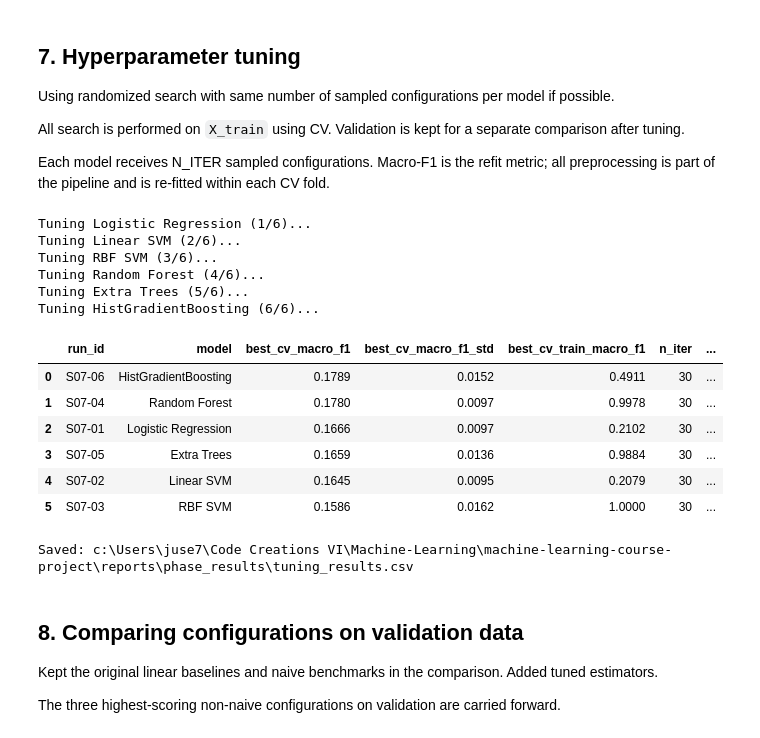
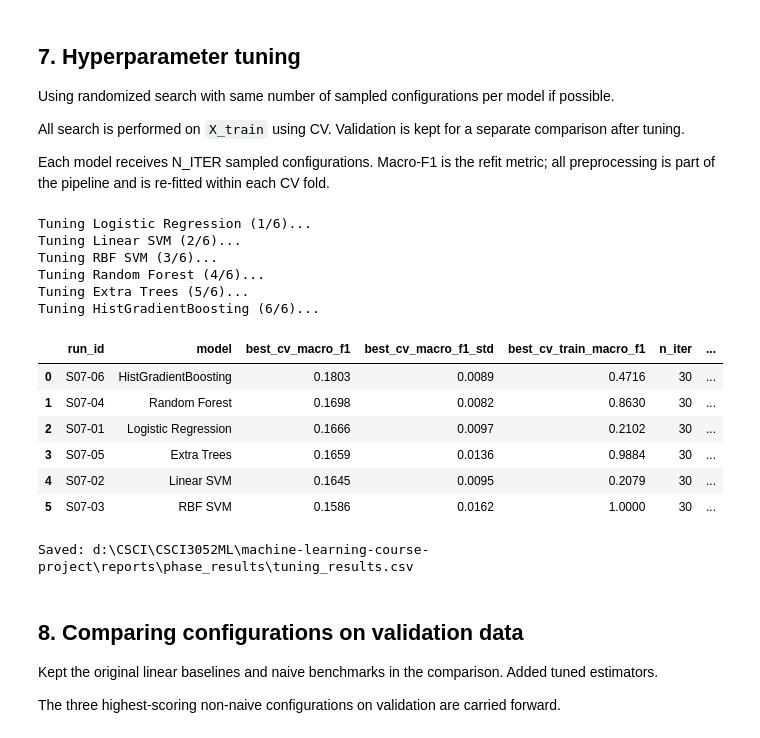
Before and after one commit to justinseeuoit/machine-learning-course-project, a Jupyter notebook: notebooks/3.0-experiments.ipynb, the cells around one changed output. Drawn from its saved outputs; the diff is of its cells as text; code cells hidden in the pictures.

Commit message:
run 10 bootstrap

```diff
--- a/notebooks/3.0-experiments.ipynb
+++ b/notebooks/3.0-experiments.ipynb
@@ -504,11 +504,13 @@ TUNING_SPACES = {
         "model__gamma": loguniform(1e-4, 1e1),
     },
     "Random Forest": {
-        "model__n_estimators": randint(200, 601),
-        "model__max_depth": [None, 5, 10, 20, 30],
-        "model__min_samples_split": randint(2, 21),
-        "model__min_samples_leaf": randint(1, 11),
-        "model__max_features": ["sqrt", "log2", 0.5, None],
+        "model__n_estimators": randint(300, 801),
+        "model__max_depth": [3, 4, 5, 6, 8, 10],
+        "model__min_samples_split": randint(10, 61),
+        "model__min_samples_leaf": randint(5, 41),
+        "model__max_features": ["sqrt", "log2", 0.3, 0.5],
+        "model__ccp_alpha": loguniform(1e-5, 1e-1),
+        "model__bootstrap": [True]
     },
     "Extra Trees": {
         "model__n_estimators": randint(200, 601),
@@ -518,12 +520,13 @@ TUNING_SPACES = {
         "model__max_features": ["sqrt", "log2", 0.5, None],
     },
     "HistGradientBoosting": {
-        "model__learning_rate": loguniform(0.01, 0.3),
-        "model__max_iter": randint(100, 401),
-        "model__max_leaf_nodes": randint(7, 32),
-        "model__max_depth": [None, 3, 5, 8],
-        "model__min_samples_leaf": randint(10, 51),
-        "model__l2_regularization": loguniform(1e-4, 10),
+        "model__learning_rate": loguniform(0.005, 0.15),
+        "model__max_iter": randint(50, 301),
+        "model__max_leaf_nodes": randint(3, 16),
+        "model__max_depth": [2, 3, 4, 5],
+        "model__min_samples_leaf": randint(20, 101),
+        "model__l2_regularization": loguniform(0.01, 100),
+        "model__max_features": [0.5, 0.7, 0.9, 1.0],
     },
 }
 
@@ -567,40 +570,40 @@ for i, name in enumerate(TUNED_MODELS, start=1):
         "date": datetime.now().strftime("%Y-%m-%d"),
         "section": "7. Hyperparameter tuning",
         "model": name,
         "hyperparameters": row["best_params"],
         "seed": SEED,
         "data_split": SPLIT_DESC,
         "val_score": np.nan,
         "test_score": np.nan,
         "runtime_s": round(elapsed, 2),
         "observations": (
             f"RandomizedSearchCV; {N_ITER} configurations; "
             f"best training-CV macro-F1={search.best_score_:.4f}."
         ),
     })
 
 tuning_results = (pd.DataFrame(tuning_rows)
                   .sort_values("best_cv_macro_f1", ascending=False)
                   .reset_index(drop=True))
 tuning_results.to_csv(REPORTS_DIR / "tuning_results.csv", index=False)
 log_runs(tuning_log_rows)
 display(tuning_results.drop(columns="best_params").round(4))
 print("Saved:", REPORTS_DIR / "tuning_results.csv")
 # %% [output]
 Tuning Logistic Regression (1/6)...
 Tuning Linear SVM (2/6)...
 Tuning RBF SVM (3/6)...
 Tuning Random Forest (4/6)...
 Tuning Extra Trees (5/6)...
 Tuning HistGradientBoosting (6/6)...
 |  | run_id | model | best_cv_macro_f1 | best_cv_macro_f1_std | best_cv_train_macro_f1 | n_iter | ... |
-| 0 | S07-06 | HistGradientBoosting | 0.1789 | 0.0152 | 0.4911 | 30 | ... |
-| 1 | S07-04 | Random Forest | 0.1780 | 0.0097 | 0.9978 | 30 | ... |
+| 0 | S07-06 | HistGradientBoosting | 0.1803 | 0.0089 | 0.4716 | 30 | ... |
+| 1 | S07-04 | Random Forest | 0.1698 | 0.0082 | 0.8630 | 30 | ... |
 | 2 | S07-01 | Logistic Regression | 0.1666 | 0.0097 | 0.2102 | 30 | ... |
 | 3 | S07-05 | Extra Trees | 0.1659 | 0.0136 | 0.9884 | 30 | ... |
 | 4 | S07-02 | Linear SVM | 0.1645 | 0.0095 | 0.2079 | 30 | ... |
 | 5 | S07-03 | RBF SVM | 0.1586 | 0.0162 | 1.0000 | 30 | ... |
-Saved: c:\Users\juse7\Code Creations VI\Machine-Learning\machine-learning-course-project\reports\phase_results\tuning_results.csv
+Saved: d:\CSCI\CSCI3052ML\machine-learning-course-project\reports\phase_results\tuning_results.csv
 # %% [markdown]
 ## 8. Comparing configurations on validation data
 
```
Also changed, not shown: parts of 8 cells of this notebook.
